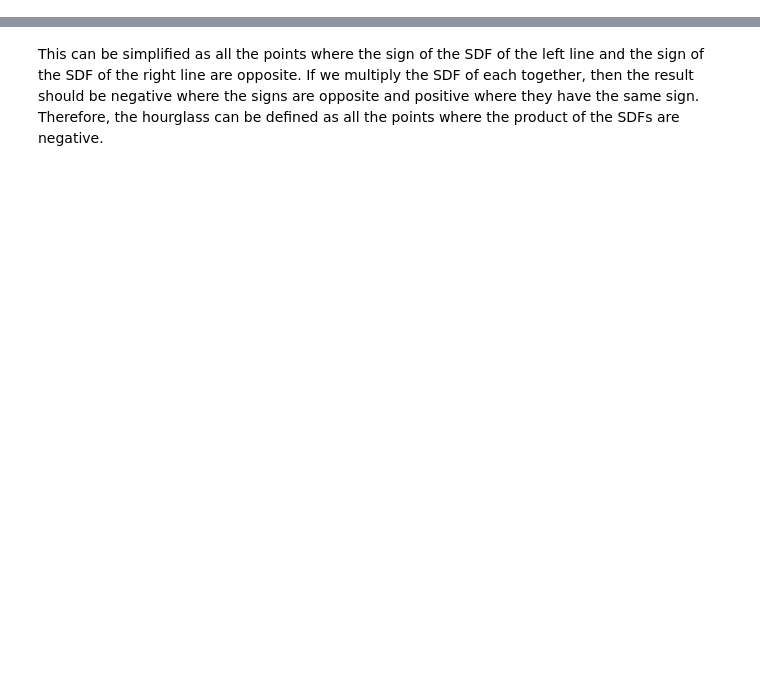
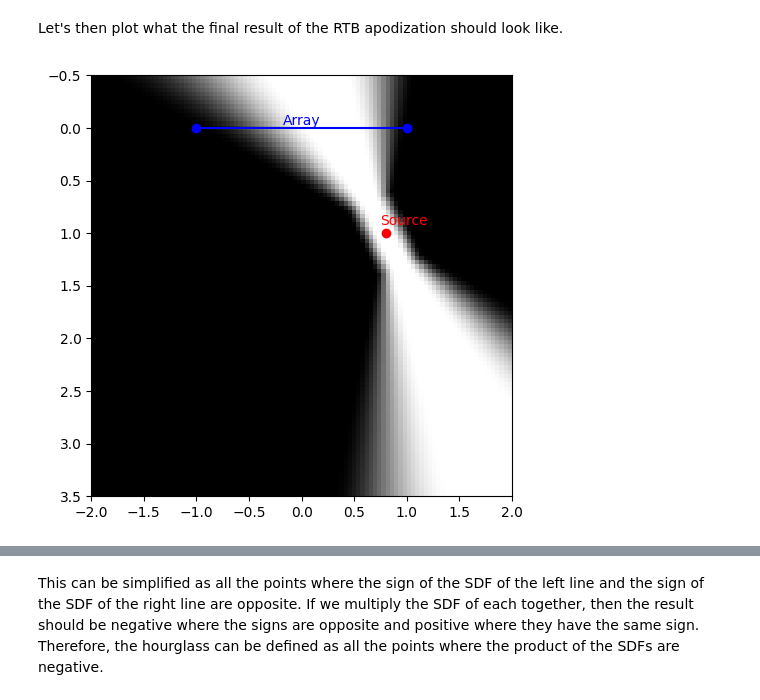
Before and after one commit to magnusdk/vbeam, a Jupyter notebook: docs/tutorials/apodization/rtb.ipynb, the cells around one changed output, grey strips where cells are left out. Cells and saved outputs as stored; diff of their text form; code cells hidden in the pictures; blank space fills up the shorter version.

```diff
--- a/docs/tutorials/apodization/rtb.ipynb
+++ b/docs/tutorials/apodization/rtb.ipynb
@@ -10,40 +18,51 @@ scan = linear_scan(np.linspace(-2, 2, 100), np.linspace(-0.5, 3.5, 100))
 array_left = np.array([-1, 0])
 array_right = np.array([1, 0])
 source = np.array([0.8, 1])
+# %% [markdown]
+Let's then plot what the final result of the RTB apodization should look like.
 # %%
 from spekk import Spec
 
-from vbeam.apodization import FocusedTransmitApodization, Tukey75
-from vbeam.apodization.util import calculate_apodization_for_spec
+from vbeam.apodization import (
+    RTBApodization,
+    Tukey75,
+    get_apodization_values,
+)
 from vbeam.core import ElementGeometry, WaveData
 
 
 # Let's put plotting array and source into a function because we'll use it a lot
 def plot_array_and_source(ax, array_left, array_right, source):
     xs = np.array([array_left[0], array_right[0]])
     zs = np.array([array_left[1], array_right[1]])
     ax.plot(xs, zs, color="blue")
     ax.scatter(xs, zs, color="blue")
     ax.text(np.mean(xs), np.max(zs), "Array", ha="center", va="bottom", color="blue")
     ax.scatter(*source, color="red")
     ax.text(*source - 0.05, "Source", ha="left", va="bottom", color="red")
 
 
-apodization = FocusedTransmitApodization(2, 0.5, Tukey75())
+apodization = RTBApodization(2, 0.5, Tukey75())
 sender = receiver = ElementGeometry(np.array([0, 0, 0]))
 wave_data = WaveData(np.array([source[0], 0, source[1]]))
-spec = Spec(
-    sender=(), receiver=(), point_position=("points",), wave_data=(), apodization=()
-)
-apodization_values = calculate_apodization_for_spec(
-    apodization, sender, scan, receiver, wave_data, spec
+spec = Spec({"point_position": ["xs", "zs"]})
+apodization_values = get_apodization_values(
+    apodization,
+    sender,
+    scan.get_points(flatten=False),
+    receiver,
+    wave_data,
+    spec,
+    ["xs", "zs"],
 )
 
 plt.imshow(apodization_values.T, extent=scan.bounds, origin="lower", cmap="gray")
 plot_array_and_source(plt, array_left, array_right, source)
 plt.xlim([-2, 2])
 plt.ylim([-0.5, 3.5])
 plt.gca().invert_yaxis()
 plt.gca().set_aspect("equal")
 plt.tight_layout()
+# %% [output]
+[figure, added]
 # %% [markdown]
```
Also changed, not shown: parts of 27 cells of this notebook, 11 other files.
